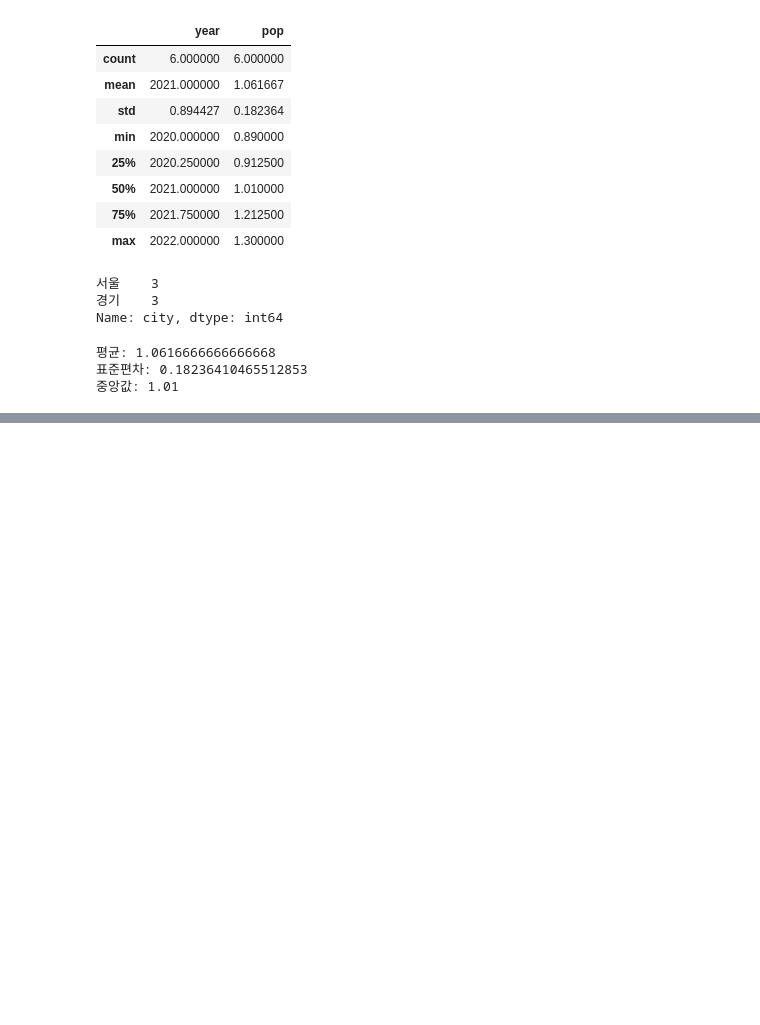
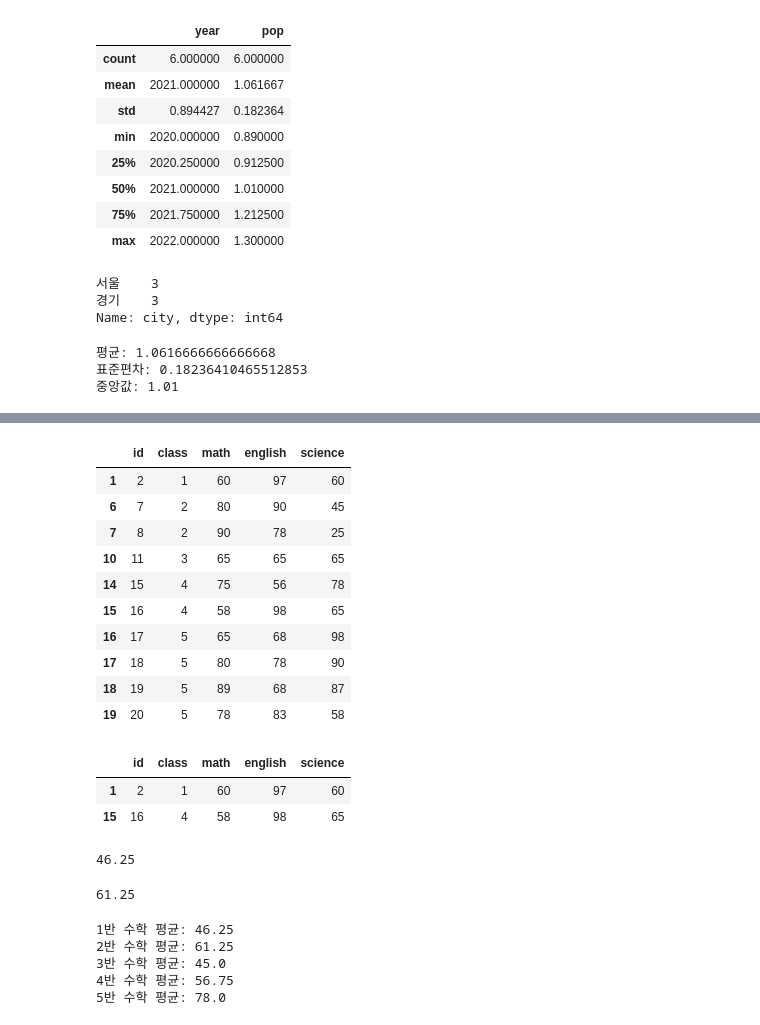
Before and after one commit to sejinseo/Itwill_Python, a Jupyter notebook: py19_pandas.ipynb, the cells around one changed output, grey strips where cells are left out. Cells and saved outputs as stored; diff of their text form; code cells hidden in the pictures; blank space fills up the shorter version.

```diff
--- a/py19_pandas.ipynb
+++ b/py19_pandas.ipynb
@@ -498,0 +583,42 @@ print('중앙값:', df['pop'].median())
+# %%
+exam[exam['math'] >= exam['math'].mean()]
+# %% [output]
+|  | id | class | math | english | science |
+| 1 | 2 | 1 | 60 | 97 | 60 |
+| 6 | 7 | 2 | 80 | 90 | 45 |
+| 7 | 8 | 2 | 90 | 78 | 25 |
+| 10 | 11 | 3 | 65 | 65 | 65 |
+| 14 | 15 | 4 | 75 | 56 | 78 |
+| 15 | 16 | 4 | 58 | 98 | 65 |
+| 16 | 17 | 5 | 65 | 68 | 98 |
+| 17 | 18 | 5 | 80 | 78 | 90 |
+| 18 | 19 | 5 | 89 | 68 | 87 |
+| 19 | 20 | 5 | 78 | 83 | 58 |
+# %%
+# 세 과목의 점수가 모두 평균 이상인 학생들을 출력
+exam[(exam.math >= exam.math.mean()) & (exam.english >= exam.english.mean()) & (exam.science >= exam.science.mean())]
+# %% [output]
+|  | id | class | math | english | science |
+| 1 | 2 | 1 | 60 | 97 | 60 |
+| 15 | 16 | 4 | 58 | 98 | 65 |
+# %%
+# 1반 학생들의 수학 점수 평균
+exam[exam['class'] == 1].math.mean()
+# %% [output]
+46.25
+# %%
+# 2반 학생들의 수학 점수 평균
+exam[exam['class'] == 2].math.mean()
+# %% [output]
+61.25
+# %%
+# for-in 구문을 이용해서 각 반 학생들의 수학 점수 평균
+for c in range(1, 6):
+    mean = exam[exam['class'] == c]['math'].mean()
+    print(f'{c}반 수학 평균: {mean}')
+# %% [output]
+1반 수학 평균: 46.25
+2반 수학 평균: 61.25
+3반 수학 평균: 45.0
+4반 수학 평균: 56.75
+5반 수학 평균: 78.0
```
Also changed, not shown: parts of 10 cells of this notebook.
